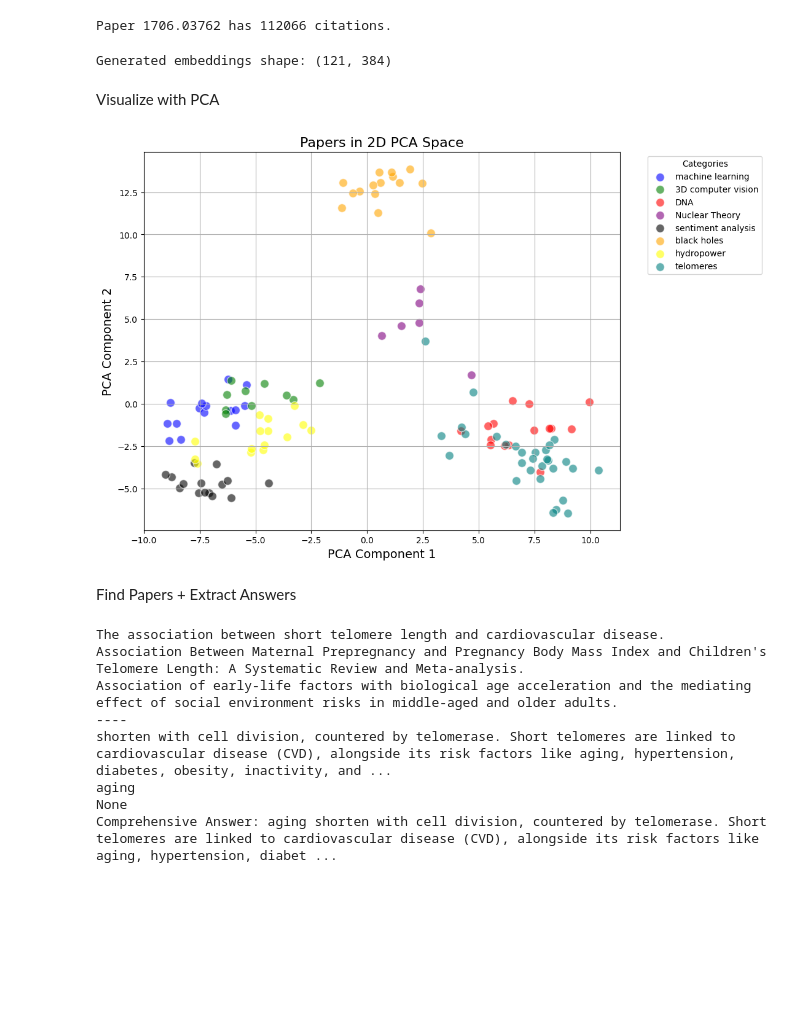
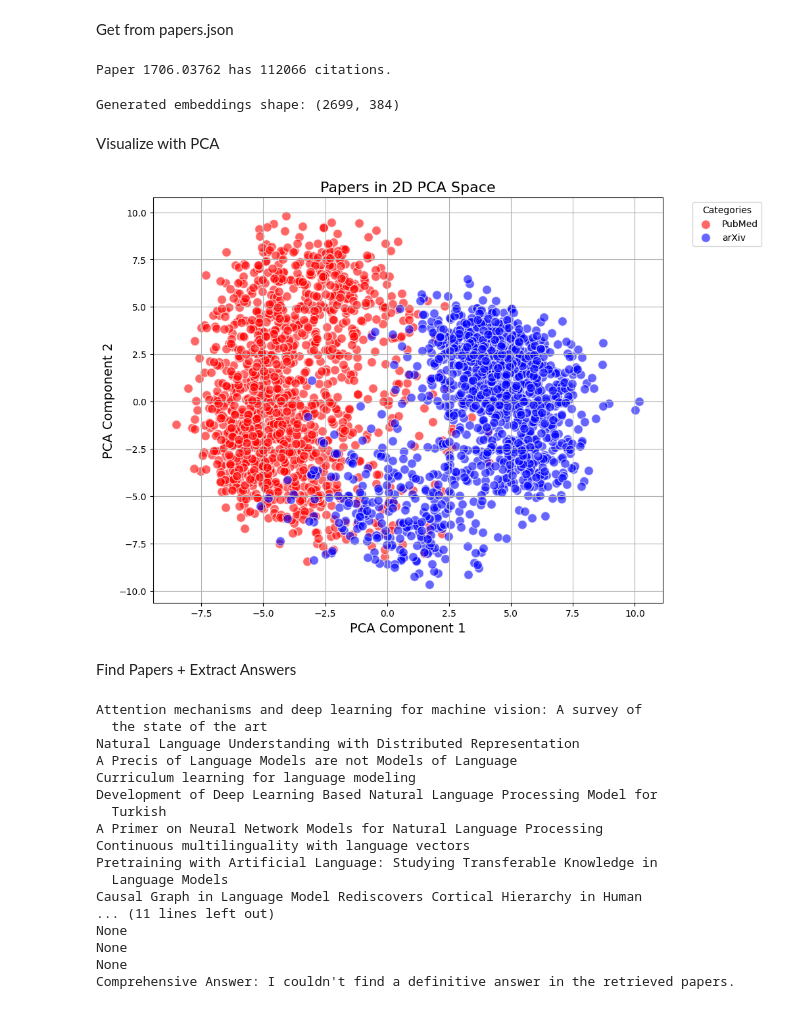
Before and after one commit to piluguji/PaperSemanticSearch, a Jupyter notebook: get_papers.ipynb, the cells around one changed output. Saved outputs shown, nothing was run; the diff lists cells and outputs as text; code cells hidden in the pictures; blank space fills up the shorter version.

Commit message:
see with bulk papers

```diff
--- a/get_papers.ipynb
+++ b/get_papers.ipynb
@@ -161,3 +11,9 @@ df = pd.concat([df, pd.DataFrame(papers_data)], ignore_index=True)
+# %%
+df = pd.read_json('papers.json', orient='records', lines=True)
+df = df.drop_duplicates(subset=['title'], keep='first')
+# df.to_json('papers.json', orient='records', lines=True)
+# %% [markdown]
+Get from papers.json
 # %%
 def get_paper_citations(arxiv_id):
     """
@@ -200,7 +56,7 @@ embeddings = model.encode(df['text'].tolist(), show_progress_bar=True)
 embeddings = np.array(embeddings)
 print(f"Generated embeddings shape: {embeddings.shape}")
 # %% [output]
-Generated embeddings shape: (121, 384)
+Generated embeddings shape: (2699, 384)
 # %% [markdown]
 Visualize with PCA
 # %%
@@ -225,33 +81,27 @@ df['PCA_y'] = pca_result[:, 1]
 # %%
 # Define a color map based on categories
 category_colors = {
-    'machine learning': 'blue',
-    '3D computer vision': 'green',
-    'DNA': 'red',
-    'Nuclear Theory': 'purple',
-    'sentiment analysis': 'black',
-    'black holes': 'orange',
-    'hydropower': 'yellow',
-    'telomeres': 'teal'
+    'PubMed': 'red',
+    'arXiv': 'blue'
 }
 
 
 # Plot the papers on a 2D scatter plot
 plt.figure(figsize=(10, 8))
-for category in df['query'].unique():
-    category_data = df[df['query'] == category]
+for category in df['sourced_from'].unique():
+    category_data = df[df['sourced_from'] == category]
     plt.scatter(category_data['PCA_x'], category_data['PCA_y'],
                 label=category, color=category_colors.get(category, 'gray'), alpha=0.6, edgecolors='w', s=100)
 
 # Add labels and title
 plt.title("Papers in 2D PCA Space", fontsize=16)
 plt.xlabel("PCA Component 1", fontsize=14)
 plt.ylabel("PCA Component 2", fontsize=14)
 plt.legend(title="Categories", bbox_to_anchor=(1.05, 1), loc='upper left')
 plt.grid(True)
 plt.show()
 # %% [output]
-[figure, old version]
+[figure, new version]
 # %% [markdown]
 Find Papers + Extract Answers
 # %%
@@ -283,6 +133,13 @@ def search_papers(query, model, embeddings, metadata, top_k=5):
     print('----')
     return papers
 # %%
+from transformers import AutoModelForQuestionAnswering, AutoTokenizer
+import torch
+
+qa_model='deepset/roberta-base-squad2'
+qa_tokenizer = AutoTokenizer.from_pretrained(qa_model)
+qa_model = AutoModelForQuestionAnswering.from_pretrained(qa_model)
+
 def extract_answer(question, context, min_answer_length=5):
     """
     Extract the most likely answer from a given context with improved handling of longer texts.
@@ -393,18 +250,27 @@ def generate_comprehensive_answer(query, papers):
         return "I couldn't find a definitive answer in the retrieved papers."
 
 # Example usage
-query = "How do telomeres affect cardiovasular health?"
-papers = search_papers(query, model, embeddings, df, top_k=3)
+query = "How does the transformer architecture work in NLP models?"
+papers = search_papers(query, model, embeddings, df, top_k=10)
 
 # Generate and print comprehensive answer
 comprehensive_answer = generate_comprehensive_answer(query, papers)
 print("Comprehensive Answer:", comprehensive_answer)
 # %% [output]
-The association between short telomere length and cardiovascular disease.
-Association Between Maternal Prepregnancy and Pregnancy Body Mass Index and Children's Telomere Length: A Systematic Review and Meta-analysis.
-Association of early-life factors with biological age acceleration and the mediating effect of social environment risks in middle-aged and older adults.
-----
-shorten with cell division, countered by telomerase. Short telomeres are linked to cardiovascular disease (CVD), alongside its risk factors like aging, hypertension, diabetes, obesity, inactivity, and ...
-aging
+Attention mechanisms and deep learning for machine vision: A survey of
+  the state of the art
+Natural Language Understanding with Distributed Representation
+A Precis of Language Models are not Models of Language
+Curriculum learning for language modeling
+Development of Deep Learning Based Natural Language Processing Model for
+  Turkish
+A Primer on Neural Network Models for Natural Language Processing
+Continuous multilinguality with language vectors
+Pretraining with Artificial Language: Studying Transferable Knowledge in
+  Language Models
+Causal Graph in Language Model Rediscovers Cortical Hierarchy in Human
+... (11 lines left out)
 None
-Comprehensive Answer: aging shorten with cell division, countered by telomerase. Short telomeres are linked to cardiovascular disease (CVD), alongside its risk factors like aging, hypertension, diabet ...
+None
+None
+Comprehensive Answer: I couldn't find a definitive answer in the retrieved papers.
```
Also changed, not shown: parts of 6 cells of this notebook.
